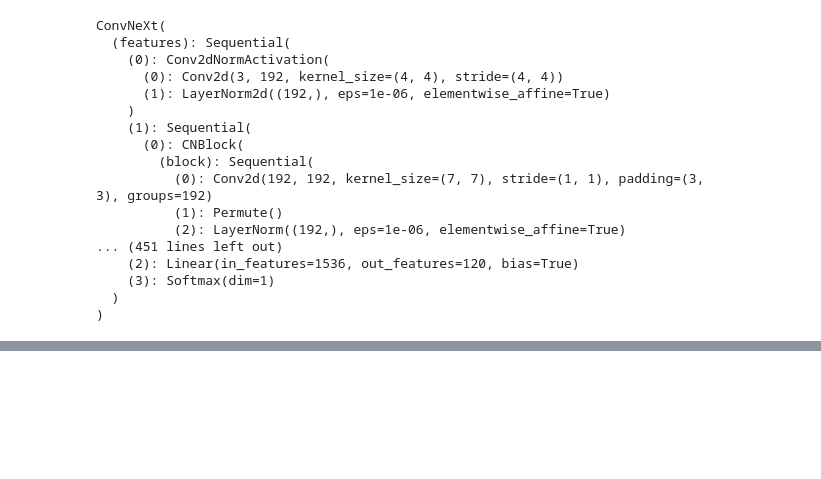
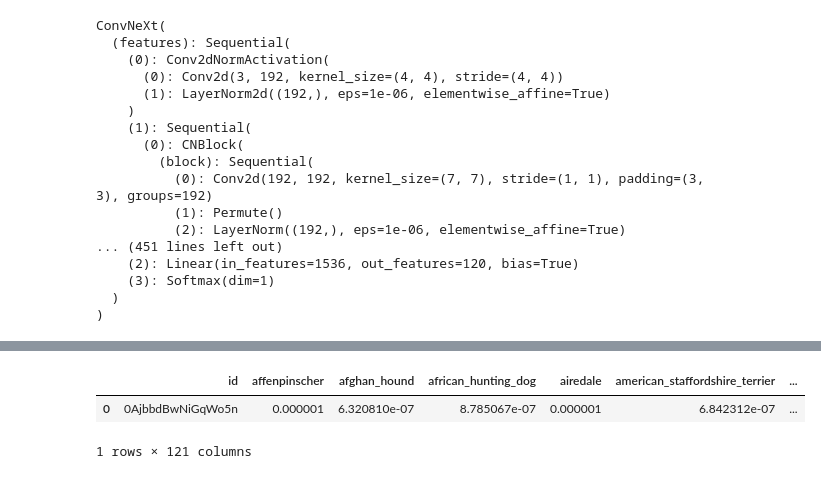
Before and after one commit to huxxshadow/Oxford-dogs-breeds-classification, a Jupyter notebook: ConvNextV2.ipynb, the cells around one changed output, grey strips where cells are left out. Saved outputs shown, nothing was run; the diff lists cells and outputs as text; code cells hidden in the pictures; blank space fills up the shorter version.

```diff
--- a/ConvNextV2.ipynb
+++ b/ConvNextV2.ipynb
@@ -428,27 +430,26 @@ visualize_inference_errors(convnext, val_loader, le, dev)
 # %%
 def predict_with_augmentation(image):
     flips = [image, image.flip(-1)]
     outputs = []
     for flip in flips:
         outputs.append(model(flip.to(dev)))
     return torch.mean(torch.stack(outputs), dim=0)
 
 
 
-# 推理时使用
-# data = predict_with_augmentation(model_saved, IMAGE)
+
 data = predict_with_augmentation(IMAGE)
 
-# data= model_saved(IMAGE.to(dev))
-# probality = model_saved(IMAGE.to(dev))
-# print(probality)
-# print(le.inverse_transform([data]))
 tempDict = {}
-for i in range(len(data[0])):
+for i in tqdm(range(len(data[0]))):
     tempDict[le.inverse_transform([i])[0]] = data[0][i].item()
 temp=pd.DataFrame(tempDict,index=[0])
 temp.insert(0,"id","0AjbbdBwNiGqWo5n")
 temp
+# %% [output]
+|  | id | affenpinscher | afghan_hound | african_hunting_dog | airedale | american_staffordshire_terrier | ... |
+| 0 | 0AjbbdBwNiGqWo5n | 0.000001 | 6.320810e-07 | 8.785067e-07 | 0.000001 | 6.842312e-07 | ... |
+1 rows × 121 columns
 # %%
 outdata= pd.DataFrame(columns=["id"]+breedNames)
 outdata
```
Also changed, not shown: parts of 17 cells of this notebook, 14 other files.
